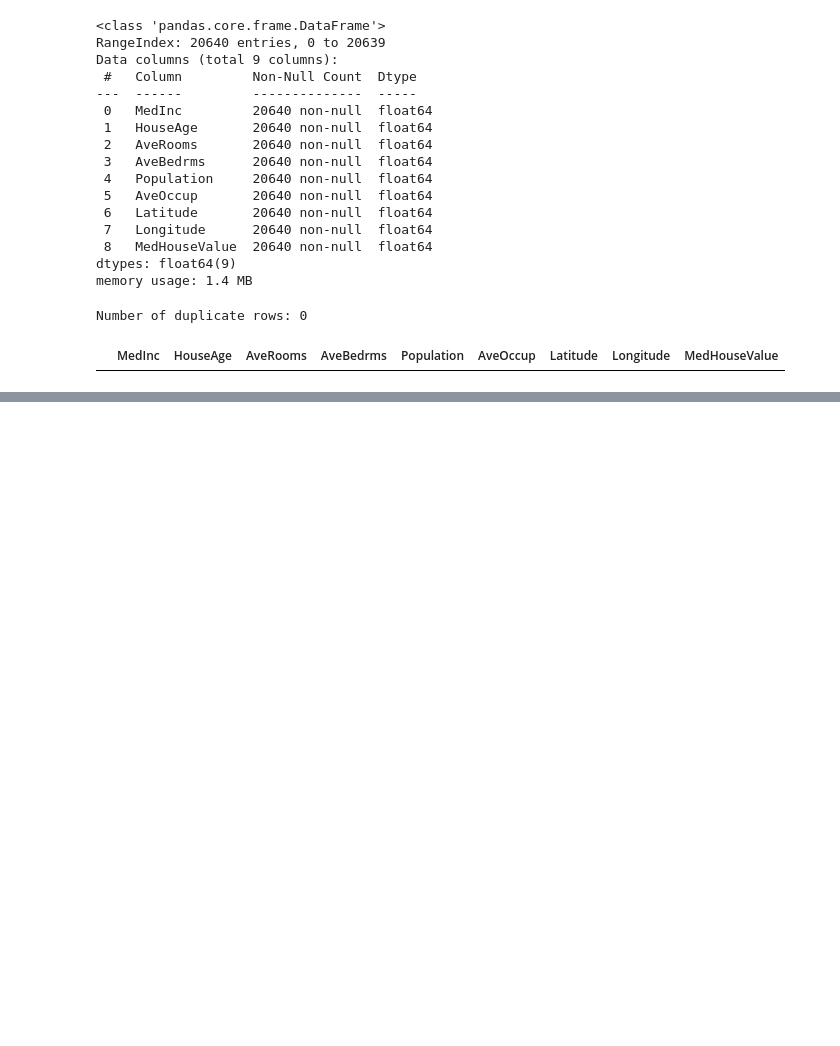
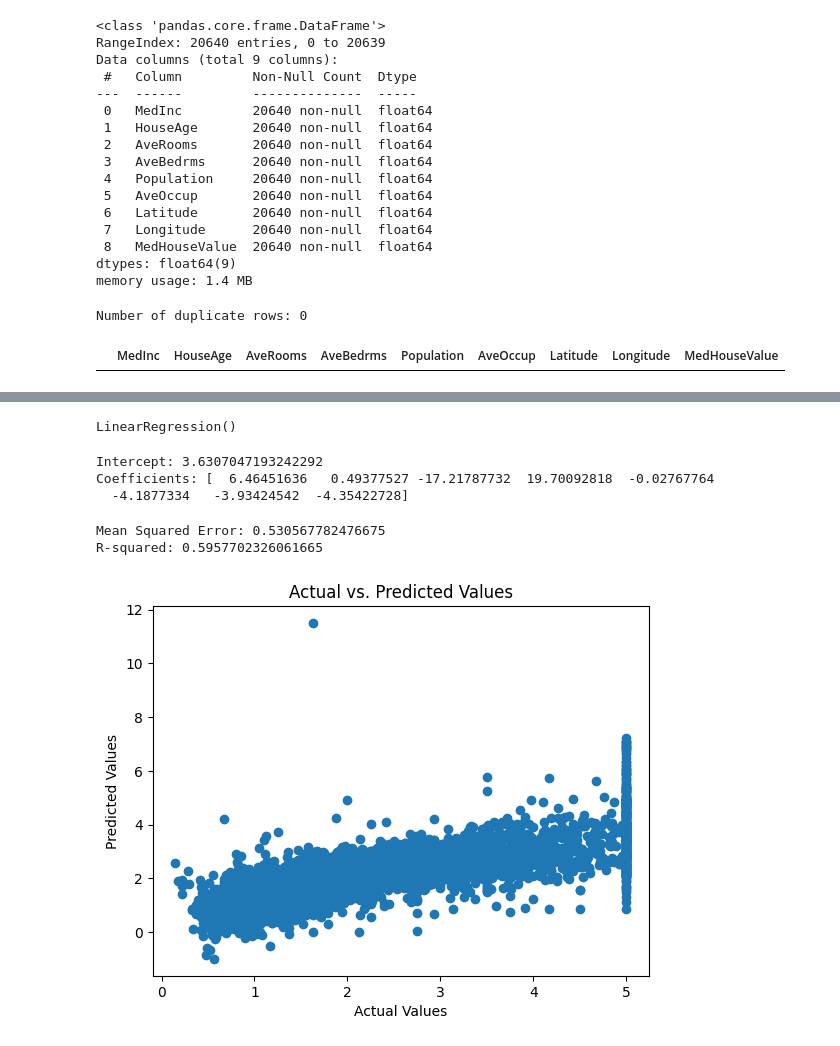
Before and after one commit to farhnsaptr/DIF62130_B_25_2311532018, a Jupyter notebook: Praktikum1/California_Housing.ipynb, the cells around one changed output, grey strips where cells are left out. Saved outputs shown, nothing was run; the diff lists cells and outputs as text; code cells hidden in the pictures; blank space fills up the shorter version.

```diff
--- a/Praktikum1/California_Housing.ipynb
+++ b/Praktikum1/California_Housing.ipynb
@@ -69,3 +69,5 @@ duplicate_rows_df
 # %% [output]
 Number of duplicate rows: 0
 |  | MedInc | HouseAge | AveRooms | AveBedrms | Population | AveOccup | Latitude | Longitude | MedHouseValue |
+# %%
+X_train, X_test, y_train, y_test = train_test_split(inputs, targets, test_size=0.3, random_state=42)
@@ -71,0 +84,5 @@ Number of duplicate rows: 0
+# %%
+scaler = MinMaxScaler()
+X_train = scaler.fit_transform(X_train)
+X_test = scaler.transform(X_test)
+print(X_train)
@@ -71,0 +97,29 @@ Number of duplicate rows: 0
+# %%
+lr_model = LinearRegression()
+lr_model.fit(X_train, y_train)
+# %% [output]
+LinearRegression()
+# %%
+print(f'Intercept: {lr_model.intercept_}')
+print(f'Coefficients: {lr_model.coef_}')
+# %% [output]
+Intercept: 3.6307047193242292
+Coefficients: [  6.46451636   0.49377527 -17.21787732  19.70092818  -0.02767764
+  -4.1877334   -3.93424542  -4.35422728]
+# %%
+y_pred = lr_model.predict(X_test)
+mse = mean_squared_error(y_test, y_pred)
+r2 = lr_model.score(X_test, y_test)
+print(f"Mean Squared Error: {mse}")
+print(f"R-squared: {r2}")
+# %% [output]
+Mean Squared Error: 0.530567782476675
+R-squared: 0.5957702326061665
+# %%
+plt.scatter(y_test, y_pred)
+plt.xlabel('Actual Values')
+plt.ylabel('Predicted Values')
+plt.title('Actual vs. Predicted Values')
+plt.show()
+# %% [output]
+[figure, added]
```
Also changed, not shown: parts of 2 cells of this notebook.
